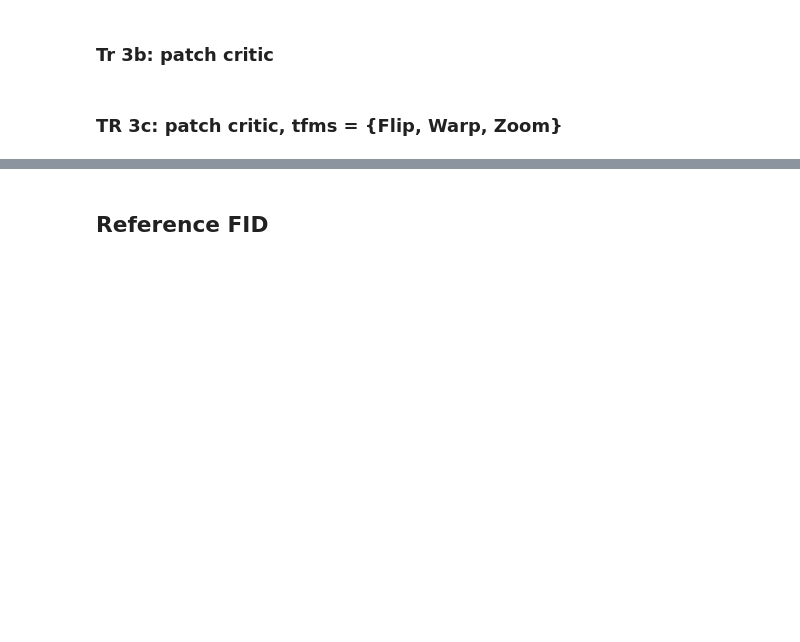
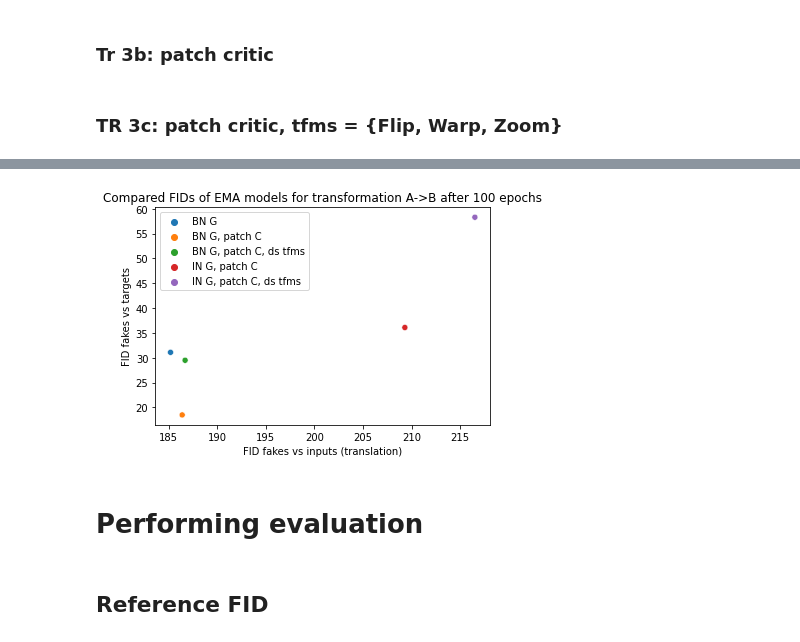
Before and after one commit to davidleonfdez/face2anime, a Jupyter notebook: notebooks/face2anime-bidirectional.ipynb, the cells around one changed output, grey strips where cells are left out. Cells and saved outputs as stored; diff of their text form; code cells hidden in the pictures; blank space fills up the shorter version.

```diff
--- a/notebooks/face2anime-bidirectional.ipynb
+++ b/notebooks/face2anime-bidirectional.ipynb
@@ -447,3 +586,9 @@ save_preds(learn.crit_preds_tracker,
+# %%
+_ = plot_fids_vs_inputs_targets(100, 'B', use_ema_models=True)
+# %% [output]
+[figure, added]
+# %% [markdown]
+# Performing evaluation
 # %%
 base_fid_samples_path = Path('./fid_samples')
 n_fid_imgs = 10000
```
Also changed, not shown: parts of 7 cells of this notebook.
